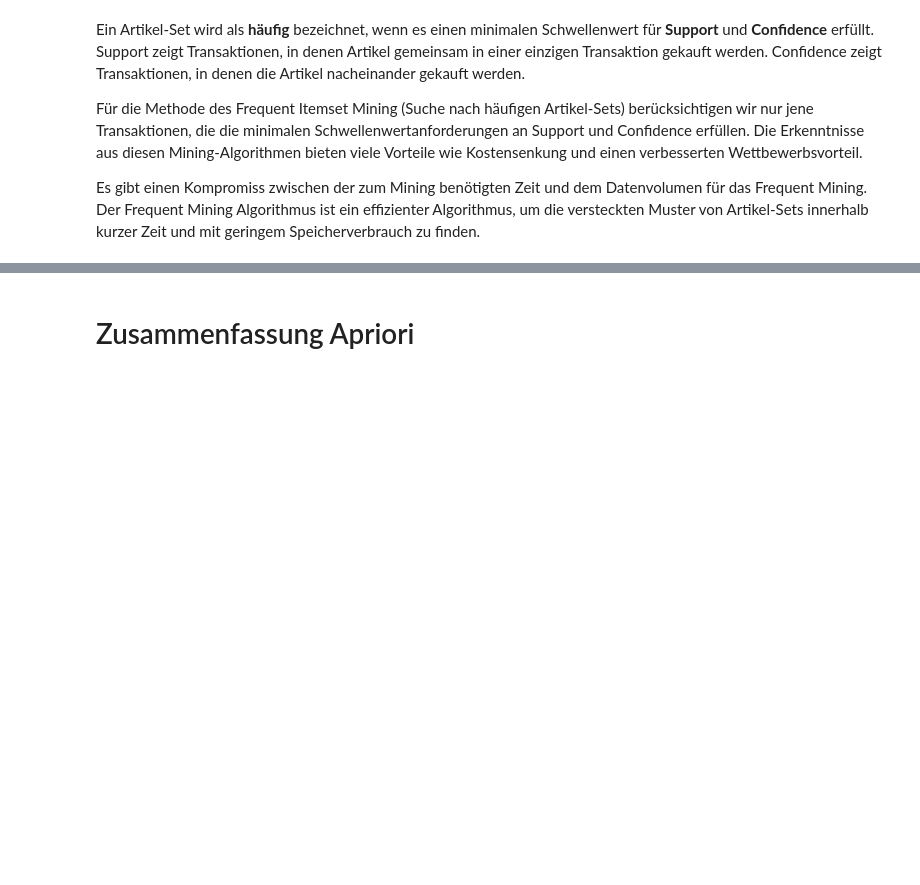
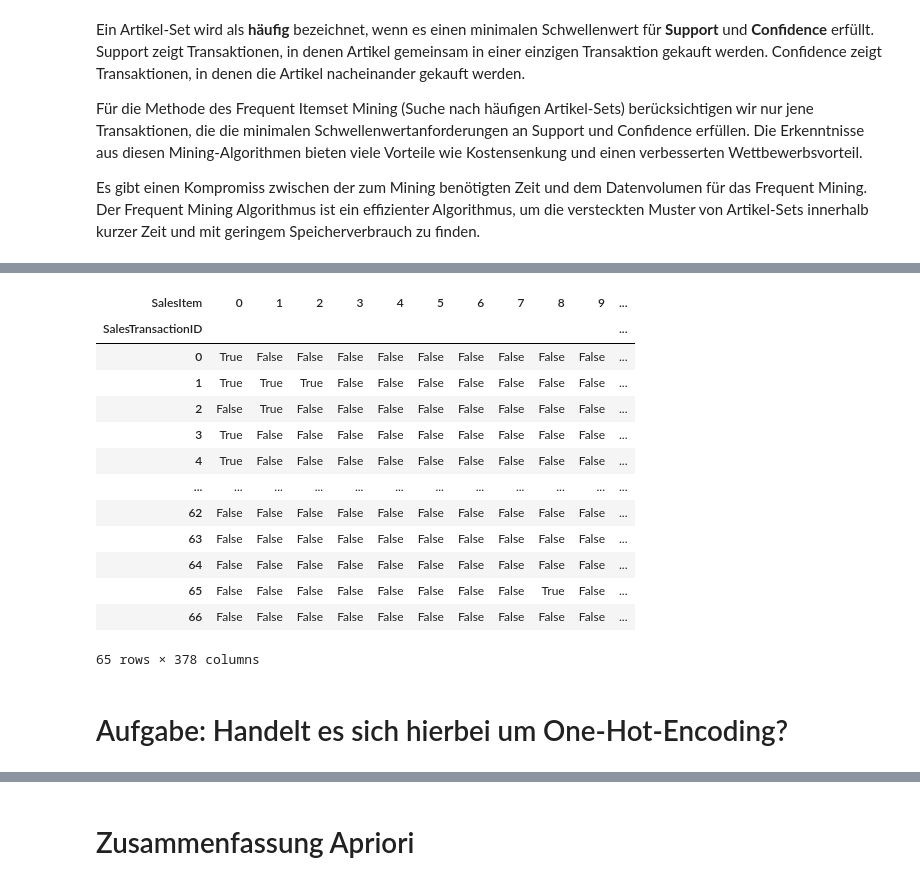
Before and after one commit to DataScienceHamburg/Python_ML_DS_Material, a Jupyter notebook: Jesko/DAR_Analytics_06_Market_Basket_DDDD.ipynb, the cells around one changed output, grey strips where cells are left out. Saved outputs shown, nothing was run; the diff lists cells and outputs as text; code cells hidden in the pictures; blank space fills up the shorter version.

```diff
--- a/Jesko/DAR_Analytics_06_Market_Basket_DDDD.ipynb
+++ b/Jesko/DAR_Analytics_06_Market_Basket_DDDD.ipynb
@@ -264,0 +199,21 @@ freq_items
+# %%
+# Basket-Matrix in bool umwandeln
+basket = (basket > 0)
+basket
+# %% [output]
+| SalesItem | 0 | 1 | 2 | 3 | 4 | 5 | 6 | 7 | 8 | 9 | ... |
+| SalesTransactionID |  |  |  |  |  |  |  |  |  |  | ... |
+| 0 | True | False | False | False | False | False | False | False | False | False | ... |
+| 1 | True | True | True | False | False | False | False | False | False | False | ... |
+| 2 | False | True | False | False | False | False | False | False | False | False | ... |
+| 3 | True | False | False | False | False | False | False | False | False | False | ... |
+| 4 | True | False | False | False | False | False | False | False | False | False | ... |
+| ... | ... | ... | ... | ... | ... | ... | ... | ... | ... | ... | ... |
+| 62 | False | False | False | False | False | False | False | False | False | False | ... |
+| 63 | False | False | False | False | False | False | False | False | False | False | ... |
+| 64 | False | False | False | False | False | False | False | False | False | False | ... |
+| 65 | False | False | False | False | False | False | False | False | True | False | ... |
+| 66 | False | False | False | False | False | False | False | False | False | False | ... |
+65 rows × 378 columns
+# %% [markdown]
+# Aufgabe: Handelt es sich hierbei um One-Hot-Encoding?
```
Also changed, not shown: parts of 25 cells of this notebook, 4 other files.
